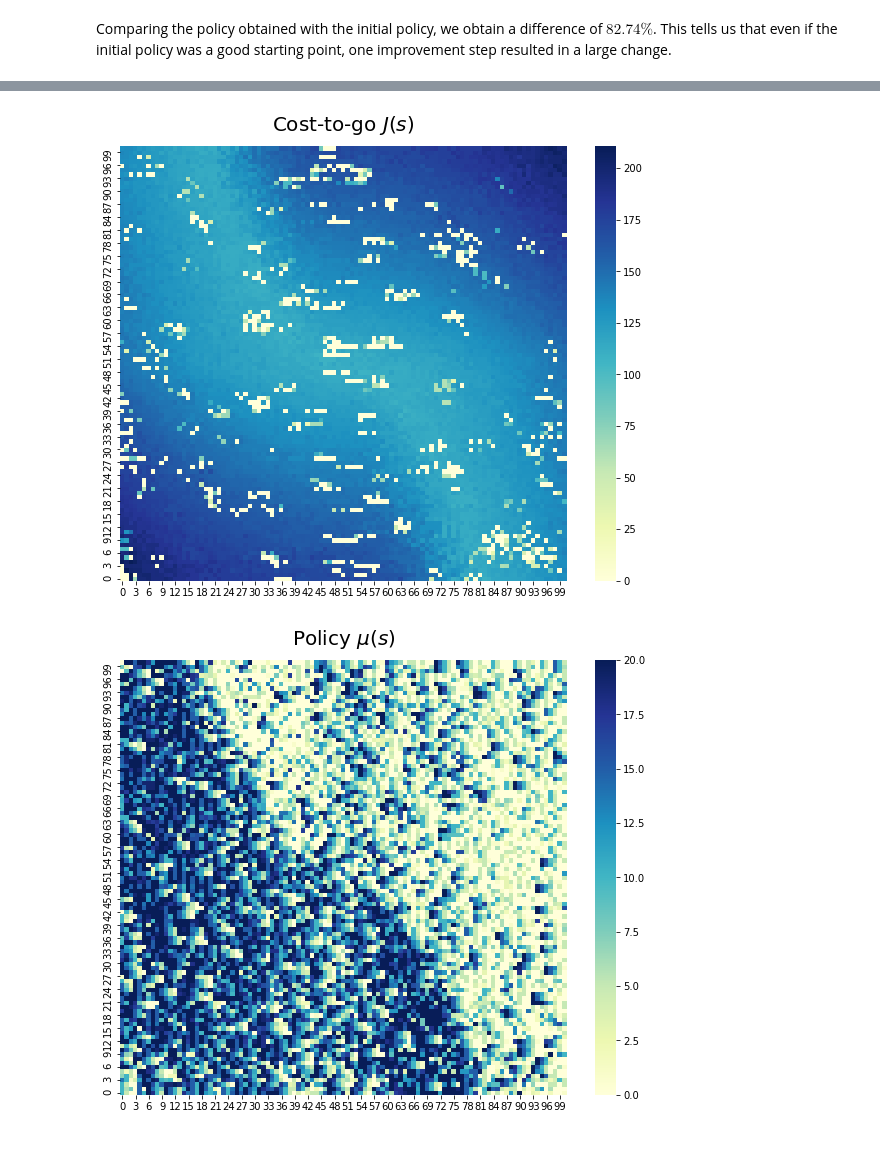
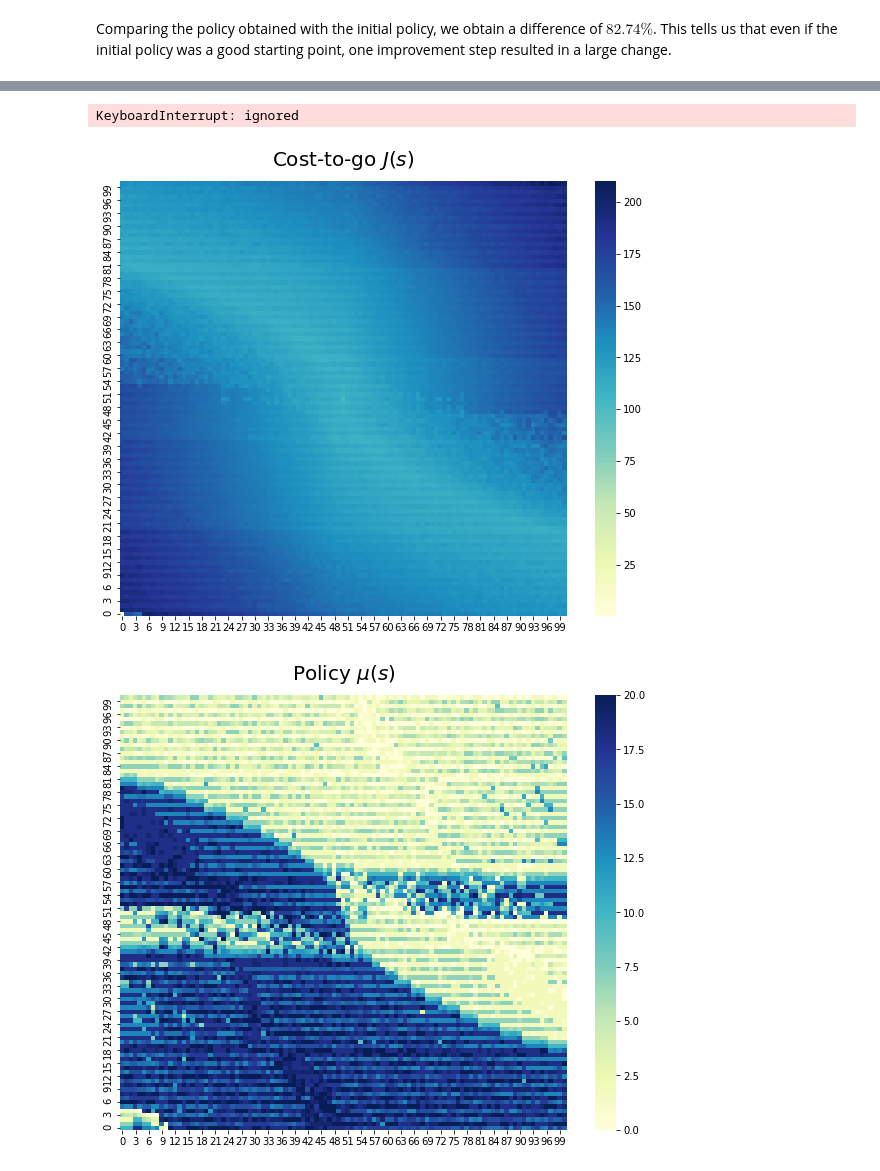
Before and after one commit to tarod13/OptimalControl, a Jupyter notebook: OptimalControl_DP_project.ipynb, the cells around one changed output, grey strips where cells are left out. Cells and saved outputs as stored; diff of their text form; code cells hidden in the pictures.

```diff
--- a/OptimalControl_DP_project.ipynb
+++ b/OptimalControl_DP_project.ipynb
@@ -372,5 +394,5 @@ J_table, N_table = init_J_table(n_trajectories=40000, dt_sim=0.01, dt=0.04)
 # %%
-Q_table, NSA_table = init_Q_table(J_table, n_points=10**7)
+Q_table, NSA_table = init_Q_table(J_table)
 # %%
 # Uncomment to store
 # np.savetxt('J_mu0.csv', J_table, delimiter=',')
@@ -418,0 +440,36 @@ J_table1, Q_table1 = update_tables(J_table1, Q_table1, n_points=10000)
+# %%
+x0 = np.array([[0.5, 0.83], [-0.5, -0.83], [0.45, -0.1]])
+A = np.array([[0.0,1.0],[0.0,0.0]])
+B = np.array([[0.0],[1.0]])
+ode_args = {'A': A.copy(), 'B': B.copy()}
+
+fig, ax = plt.subplots(3,2, figsize=(16,10))
+dt = 0.04
+dt_sim = 0.01
+t = np.arange(0.0,75.0,dt_sim)
+t_k = np.arange(0.0,75.0+dt,dt)
+x, s, a, u = simulate_trajectory_DormandPrince(system_ode,t,t_k,x0,ode_args,
+                                                policy_type='given_policy', policy=policy)
+k = np.arange(0,len(x))
+for i in range(0, 1):
+  label_ = "dt=%.0e"%dt_sim+" (ej "+str(i)+")"
+  ax[0,0].plot(k, x[:,i,0], '-', ms=1, label=label_)
+  ax[1,0].plot(k, x[:,i,1], '-', ms=1, label=label_)
+  ax[2,0].plot(k, u[:,i,0], 'o', ms=1, label=label_)
+  ax[0,1].plot(k, s[:,i,0], 'o', ms=1, label=label_)
+  ax[1,1].plot(k, s[:,i,1], 'o', ms=1, label=label_)
+  ax[2,1].plot(k, a[:,i,0], 'o', ms=1, label=label_)
+ax[2,0].set_xlabel('Step $k$ (0.04s)')
+ax[2,1].set_xlabel('Step $k$ (0.04s)')
+ax[0,0].set_ylabel('$x_1(k\Delta t)$')
+ax[0,1].set_ylabel('$s_1[k]$')
+ax[1,0].set_ylabel('$x_2(k\Delta t)$')
+ax[1,1].set_ylabel('$s_2[k]$')
+ax[2,0].set_ylabel('$u(k\Delta t)$')
+ax[2,1].set_ylabel('$a[k]$')
+for i in range(0,3):
+  for j in range(0,2):
+    ax[i,j].grid()
+    ax[i,j].legend(fontsize=10)
+plt.show()
+plt.close()
@@ -419,19 +478,25 @@ J_table1, Q_table1 = update_tables(J_table1, Q_table1, n_points=10000)
+# %%
+J_table1, Q_table1 = J_table.copy(), Q_table.copy()
+for i in range(0,2):
+  J_table1, Q_table1 = update_tables(J_table1, Q_table1, n_points=40000, alpha=1e-2)
+# %% [output]
+KeyboardInterrupt: ignored
 # %%
 fig, ax = plt.subplots(1,1, figsize=(10,8))
-sns_ax = sns.heatmap(J_table1, ax=ax, cmap='YlGnBu')
+sns_ax = sns.heatmap(J_table1.T, ax=ax, cmap='YlGnBu')
 sns_ax.invert_yaxis()
 plt.title('Cost-to-go $J(s)$', fontsize=20, pad=15)
 plt.show()
 plt.close()
 # %% [output]
-[figure, old version]
+[figure, new version]
 # %%
 policy1 = Q_table1.argmin(axis=2)
 fig, ax = plt.subplots(1,1, figsize=(10,8))
-sns_ax = sns.heatmap(policy1, ax=ax, cmap='YlGnBu')
+sns_ax = sns.heatmap(policy1.T, ax=ax, cmap='YlGnBu')
 sns_ax.invert_yaxis()
 plt.title('Policy $\mu(s)$', fontsize=20, pad=15)
 plt.show()
 plt.close()
 # %% [output]
-[figure, old version]
+[figure, new version]
```
Also changed, not shown: parts of 11 cells of this notebook.
